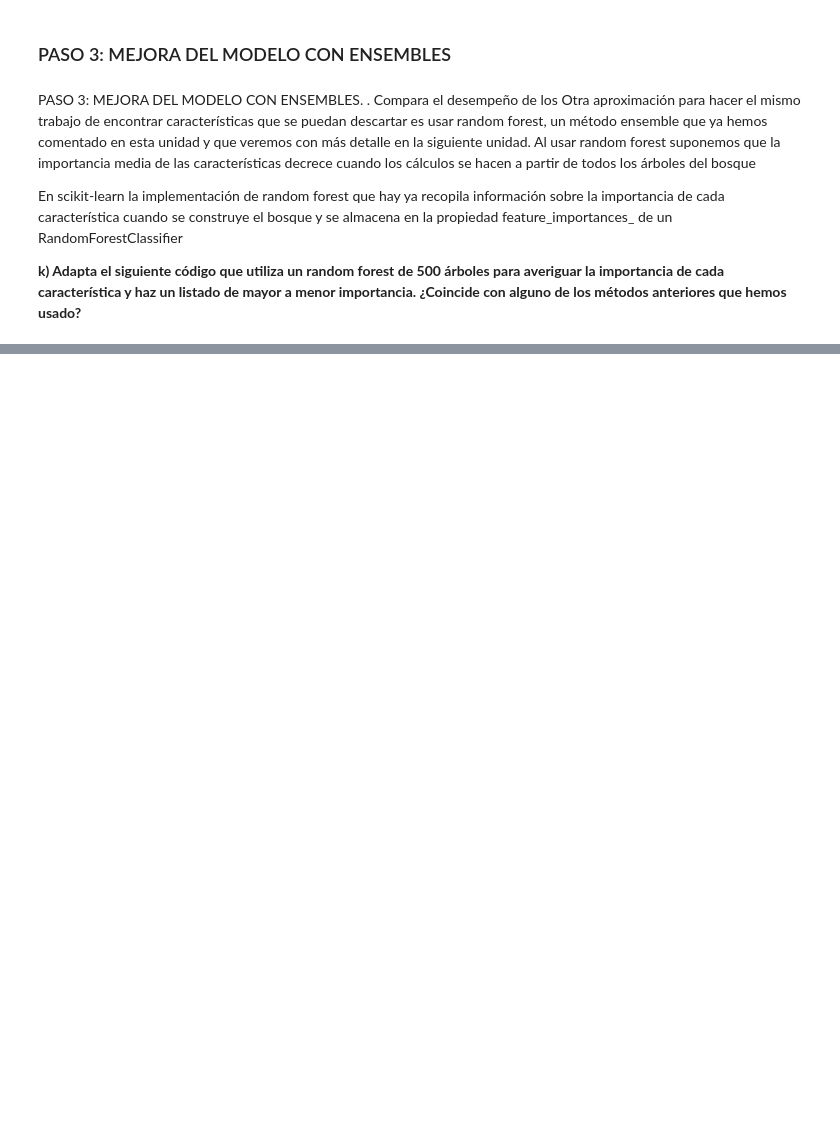
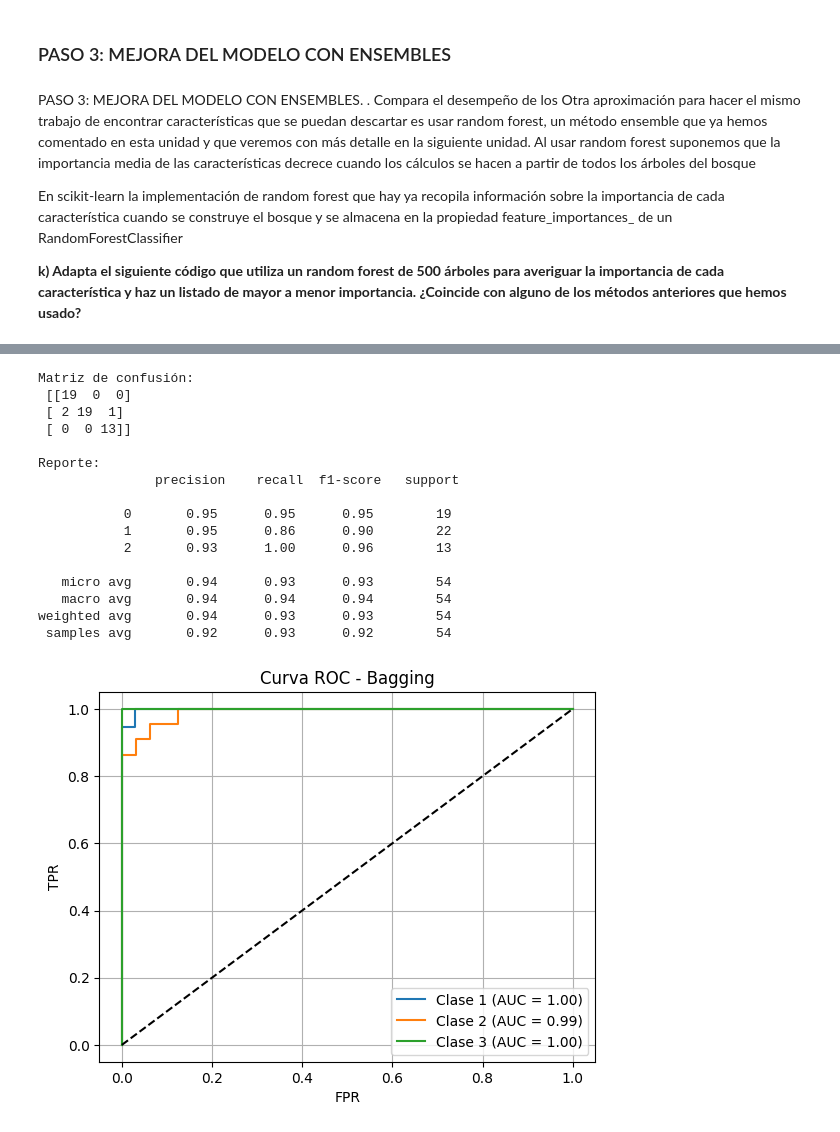
Before and after one commit to JuanMP/Sistemas-de-Aprendizaje, a Jupyter notebook: UD02/Clasificación/saa_02_p04_a3_JMP.ipynb, the cells around one changed output, grey strips where cells are left out. Cells and saved outputs as stored; diff of their text form; code cells hidden in the pictures; blank space fills up the shorter version.

```diff
--- a/UD02/Clasificación/saa_02_p04_a3_JMP.ipynb
+++ b/UD02/Clasificación/saa_02_p04_a3_JMP.ipynb
@@ -678,0 +565,11 @@ def evaluar_modelo(modelo, X_train, X_test, y_train, y_test, nombre="modelo", gu
+# %%
+from sklearn.linear_model import Perceptron
+
+model3 = OneVsRestClassifier(Perceptron(max_iter=1000))
+model3.fit(X_train, y_train_bin)
+y_pred3 = model3.predict(X_test)
+y_score3 = y_pred3  # no hay scores, usamos pred
+
+print("Matriz de confusión:\n", confusion_matrix(y_test_bin.argmax(axis=1), y_pred3.argmax(axis=1)))
+print("\nReporte:\n", classification_report(y_test_bin, y_pred3))
+# ROC no disponible sin scores
@@ -678,0 +593,44 @@ def evaluar_modelo(modelo, X_train, X_test, y_train, y_test, nombre="modelo", gu
+# %%
+from sklearn.ensemble import BaggingClassifier
+
+model4 = OneVsRestClassifier(BaggingClassifier(n_estimators=50, random_state=42))
+model4.fit(X_train, y_train_bin)
+y_pred4 = model4.predict(X_test)
+y_score4 = model4.predict_proba(X_test)
+
+print("Matriz de confusión:\n", confusion_matrix(y_test_bin.argmax(axis=1), y_pred4.argmax(axis=1)))
+print("\nReporte:\n", classification_report(y_test_bin, y_pred4))
+
+fpr4, tpr4, roc_auc4 = {}, {}, {}
+for i in range(y_test_bin.shape[1]):
+    fpr4[i], tpr4[i], _ = roc_curve(y_test_bin[:, i], y_score4[:, i])
+    roc_auc4[i] = auc(fpr4[i], tpr4[i])
+
+plt.figure()
+for i in range(y_test_bin.shape[1]):
+    plt.plot(fpr4[i], tpr4[i], label=f"Clase {i+1} (AUC = {roc_auc4[i]:.2f})")
+plt.plot([0,1],[0,1],'k--')
+plt.title("Curva ROC - Bagging")
+plt.xlabel("FPR")
+plt.ylabel("TPR")
+plt.legend()
+plt.grid()
+plt.show()
+# %% [output]
+Matriz de confusión:
+ [[19  0  0]
+ [ 2 19  1]
+ [ 0  0 13]]
+
+Reporte:
+               precision    recall  f1-score   support
+
+           0       0.95      0.95      0.95        19
+           1       0.95      0.86      0.90        22
+           2       0.93      1.00      0.96        13
+
+   micro avg       0.94      0.93      0.93        54
+   macro avg       0.94      0.94      0.94        54
+weighted avg       0.94      0.93      0.93        54
+ samples avg       0.92      0.93      0.92        54
+[figure, added]
```
Also changed, not shown: parts of 26 cells of this notebook, 5 other files.
